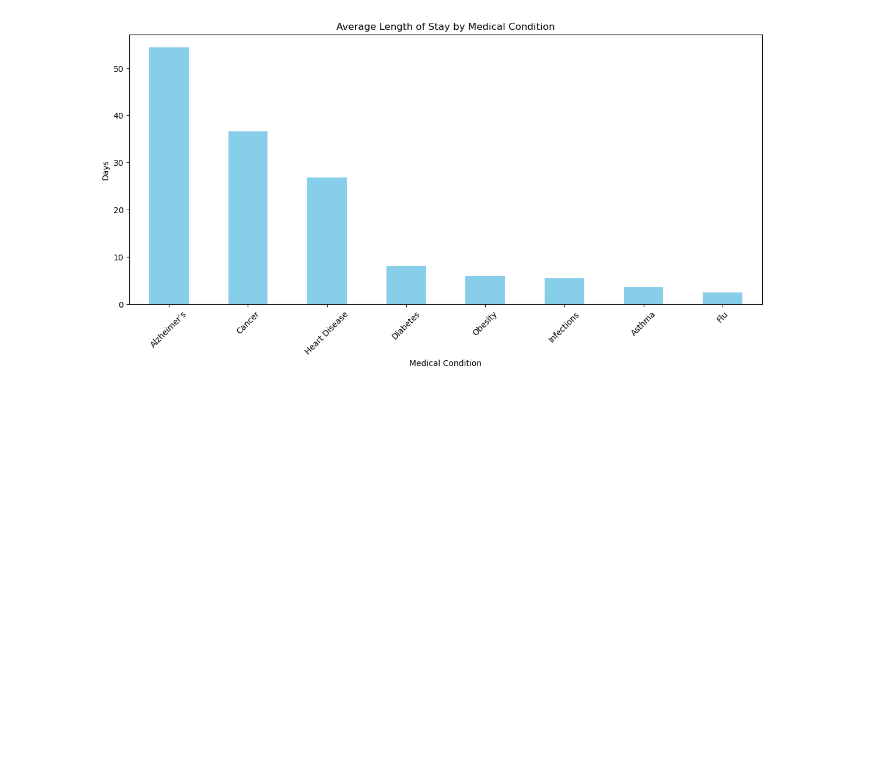
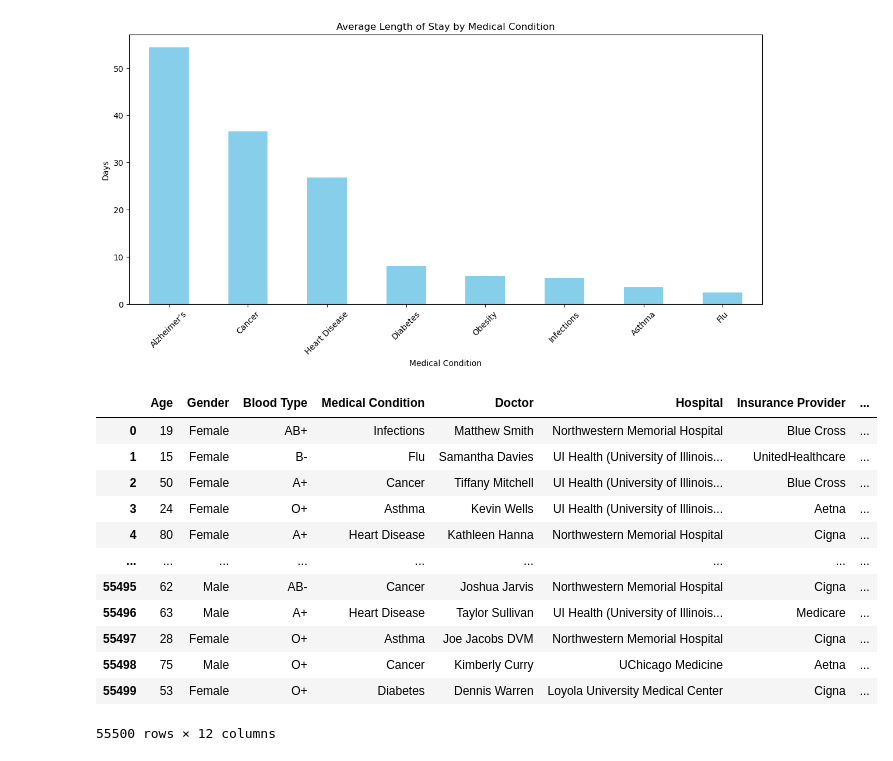
Before and after one commit to setripper/datathon2025, a Jupyter notebook: main.ipynb, the cells around one changed output. Cells and saved outputs as stored; diff of their text form; code cells hidden in the pictures; blank space fills up the shorter version.

```diff
--- a/main.ipynb
+++ b/main.ipynb
@@ -22,7 +21,7 @@ import os
 import matplotlib.pyplot as plt
 import seaborn as sns
 # %%
-df = pd.read_csv("data\HEALTHCAREEE.csv")
+df = pd.read_csv("./data/HEALTHCAREEE.csv")
 df
 # %% [output]
 |  | Name | Age | Gender | Blood Type | Medical Condition | Date of Admission | Doctor | Hospital | ... |
@@ -93,0 +84,16 @@ target_stay = 'Length of Stay'
+# %%
+df.drop(columns=['Room Number', 'Name'])
+# %% [output]
+|  | Age | Gender | Blood Type | Medical Condition | Doctor | Hospital | Insurance Provider | ... |
+| 0 | 19 | Female | AB+ | Infections | Matthew Smith | Northwestern Memorial Hospital | Blue Cross | ... |
+| 1 | 15 | Female | B- | Flu | Samantha Davies | UI Health (University of Illinois... | UnitedHealthcare | ... |
+| 2 | 50 | Female | A+ | Cancer | Tiffany Mitchell | UI Health (University of Illinois... | Blue Cross | ... |
+| 3 | 24 | Female | O+ | Asthma | Kevin Wells | UI Health (University of Illinois... | Aetna | ... |
+| 4 | 80 | Female | A+ | Heart Disease | Kathleen Hanna | Northwestern Memorial Hospital | Cigna | ... |
+| ... | ... | ... | ... | ... | ... | ... | ... | ... |
+| 55495 | 62 | Male | AB- | Cancer | Joshua Jarvis | Northwestern Memorial Hospital | Cigna | ... |
+| 55496 | 63 | Male | A+ | Heart Disease | Taylor Sullivan | UI Health (University of Illinois... | Medicare | ... |
+| 55497 | 28 | Female | O+ | Asthma | Joe Jacobs DVM | Northwestern Memorial Hospital | Cigna | ... |
+| 55498 | 75 | Male | O+ | Cancer | Kimberly Curry | UChicago Medicine | Aetna | ... |
+| 55499 | 53 | Female | O+ | Diabetes | Dennis Warren | Loyola University Medical Center | Cigna | ... |
+55500 rows × 12 columns
```
Also changed, not shown: parts of 3 cells of this notebook.
